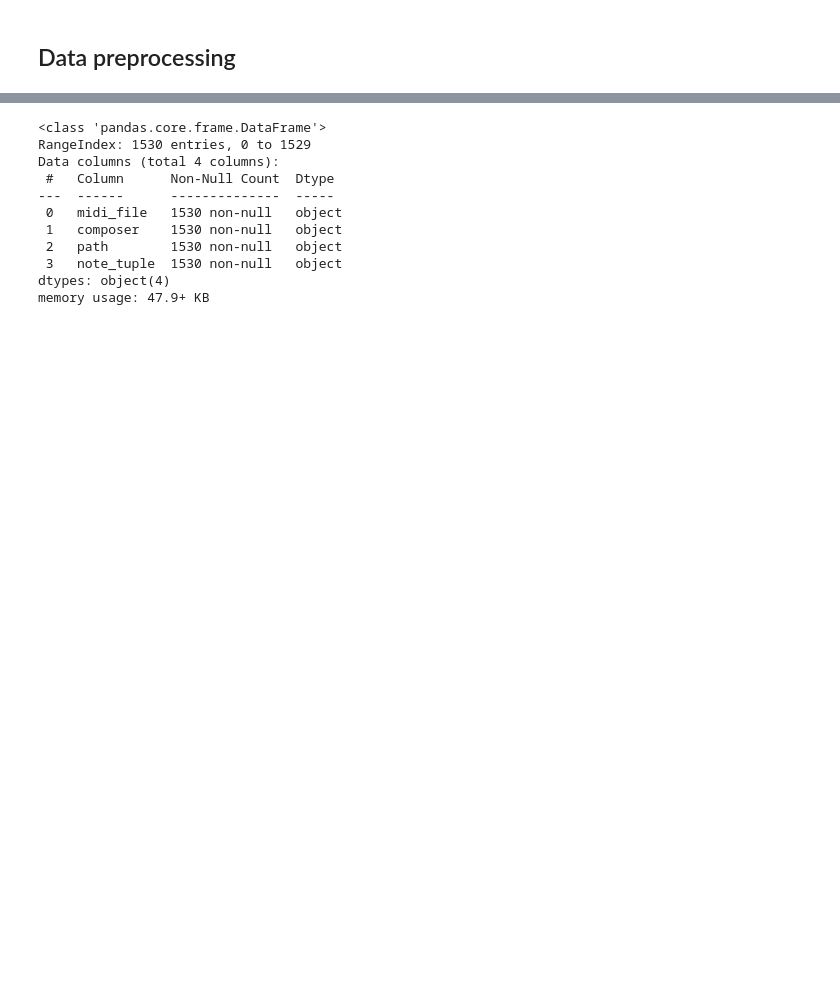
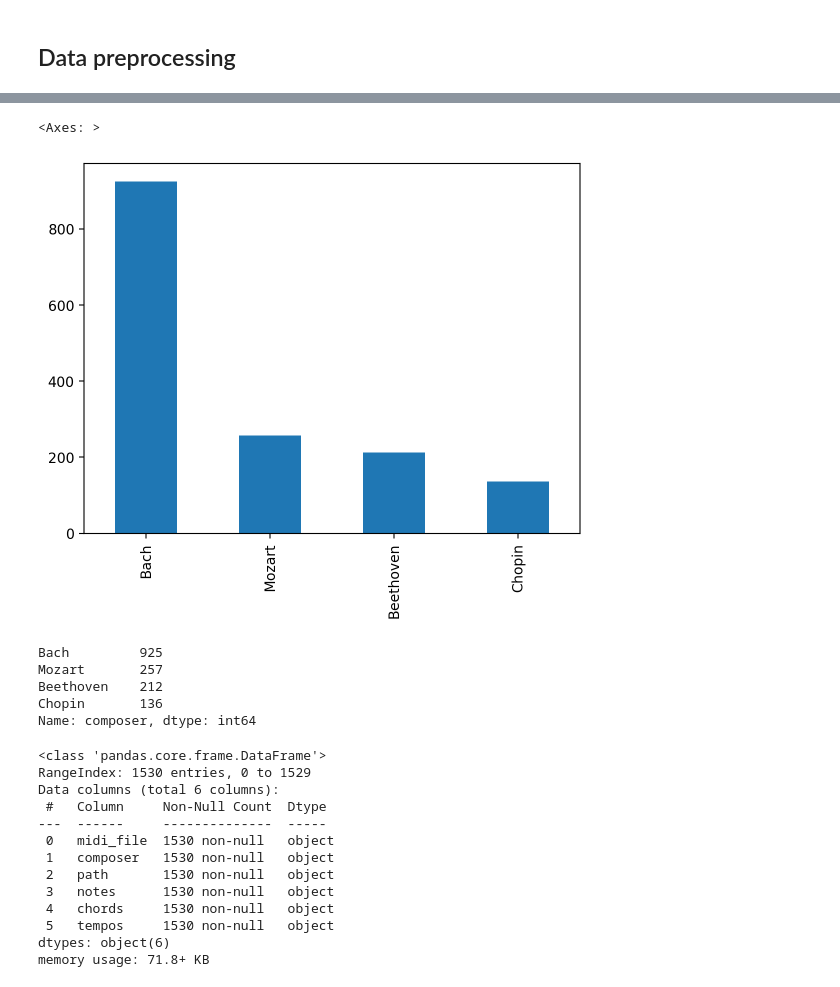
Before and after one commit to Briantmorr/AAI_511_Neural_Networks, a Jupyter notebook: data_preprocessing_midi.ipynb, the cells around one changed output, grey strips where cells are left out. Drawn from its saved outputs; the diff is of its cells as text; code cells hidden in the pictures; blank space fills up the shorter version.

```diff
--- a/data_preprocessing_midi.ipynb
+++ b/data_preprocessing_midi.ipynb
@@ -30,0 +31,18 @@ def extract_note_features(midi_file):
+# %%
+def extract_features(midi_file):
+    midi = music21.converter.parse(midi_file)
+
+    notes = []
+    chords = []
+    tempos = []
+
+    for element in midi.flat.notes:
+        if isinstance(element, music21.note.Note):
+            notes.append(str(element.pitch))
+        elif isinstance(element, music21.chord.Chord):
+            chords.append('.'.join(str(n) for n in element.normalOrder))
+
+    for tempo in midi.flat.getElementsByClass(music21.tempo.MetronomeMark):
+        tempos.append(tempo.number)
+
+    return notes, chords, tempos
@@ -34,12 +68,14 @@ for composer in composer_list:
         for filename in filenames:
             if filename.endswith('.mid'):
                 midi_path = os.path.join(dirname, filename)
-                note_tuples = extract_note_features(midi_path)
+                notes, chords, tempos = extract_features(midi_path)
                 data.append({
                     'midi_file': filename,
                     'composer': composer,
                     'path': dirname,
-                    'note_tuple': note_tuples,
+                    'notes': notes,
+                    'chords': chords,
+                    'tempos': tempos
                 })
 # %%
 df = pd.DataFrame(data)
@@ -59,15 +102,30 @@ print(df['note_tuple'][0])
+# %%
+df['composer'].value_counts().plot(kind='bar')
+# %% [output]
+<Axes: >
+[figure, added]
+# %%
+df['composer'].value_counts()
+# %% [output]
+Bach         925
+Mozart       257
+Beethoven    212
+Chopin       136
+Name: composer, dtype: int64
 # %%
 df.info()
 # %% [output]
 <class 'pandas.core.frame.DataFrame'>
 RangeIndex: 1530 entries, 0 to 1529
-Data columns (total 4 columns):
- #   Column      Non-Null Count  Dtype
----  ------      --------------  -----
- 0   midi_file   1530 non-null   object
- 1   composer    1530 non-null   object
- 2   path        1530 non-null   object
- 3   note_tuple  1530 non-null   object
-dtypes: object(4)
-memory usage: 47.9+ KB
+Data columns (total 6 columns):
+ #   Column     Non-Null Count  Dtype
+---  ------     --------------  -----
+ 0   midi_file  1530 non-null   object
+ 1   composer   1530 non-null   object
+ 2   path       1530 non-null   object
+ 3   notes      1530 non-null   object
+ 4   chords     1530 non-null   object
+ 5   tempos     1530 non-null   object
+dtypes: object(6)
+memory usage: 71.8+ KB
 # %%
```
Also changed, not shown: parts of 8 cells of this notebook, 1 other file.
